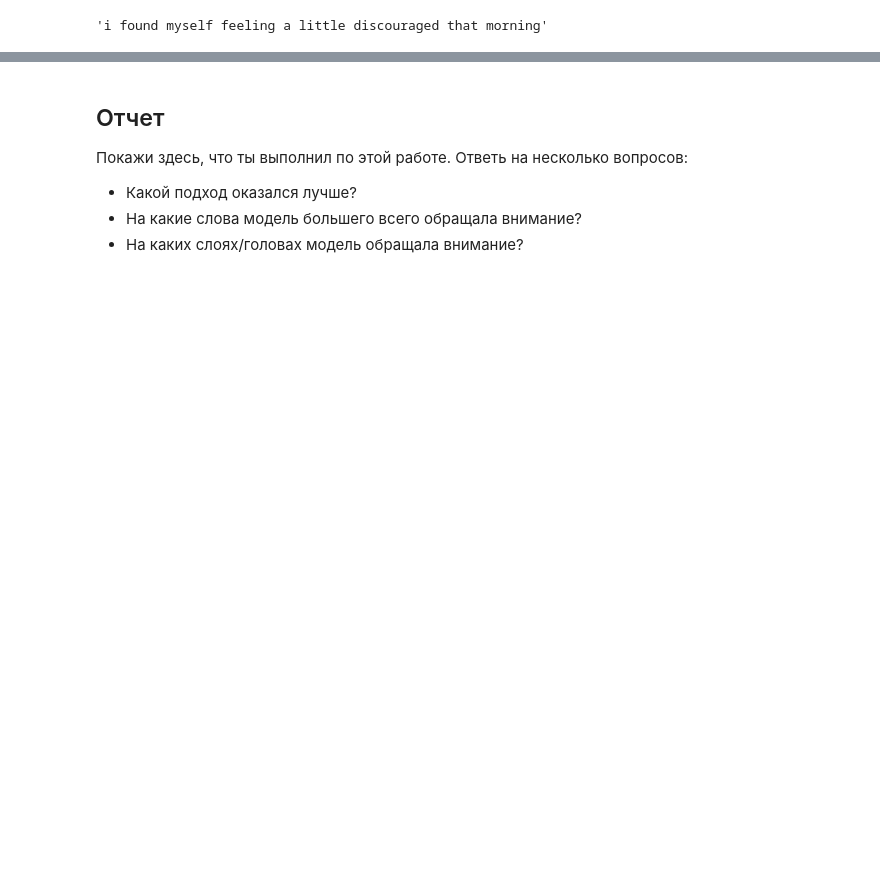
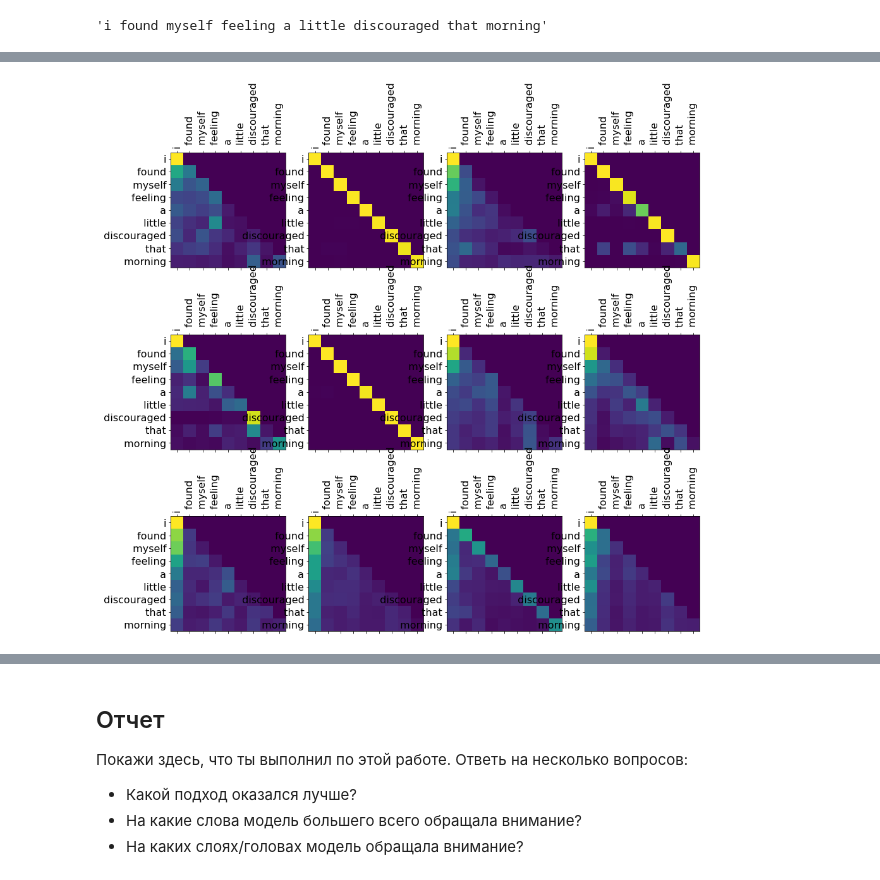
Before and after one commit to Uniholder/DeepLearningSchool, a Jupyter notebook: 2_semester/6_Transformers/[homework_part1]GPT.ipynb, the cells around one changed output, grey strips where cells are left out. Cells and saved outputs as stored; diff of their text form; code cells hidden in the pictures; blank space fills up the shorter version.

```diff
--- a/2_semester/6_Transformers/[homework_part1]GPT.ipynb
+++ b/2_semester/6_Transformers/[homework_part1]GPT.ipynb
@@ -506,0 +553,5 @@ show_heads(seq, attns[LAYER])
+# %%
+LAYER = 0
+show_heads(seq, attns[LAYER])
+# %% [output]
+[figure, added]
```
Also changed, not shown: parts of 21 cells of this notebook.
